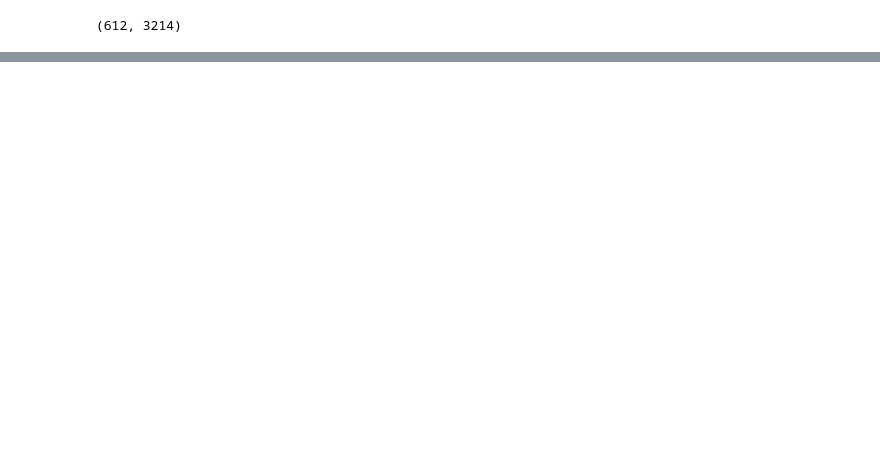
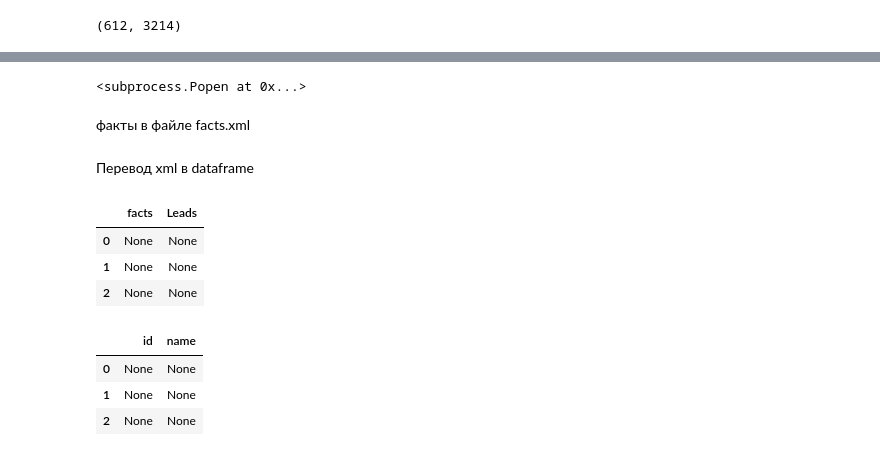
Before and after one commit to open-data-science/Introspect_hackathon, a Jupyter notebook: fact_extraction.ipynb, the cells around one changed output, grey strips where cells are left out. Saved outputs shown, nothing was run; the diff lists cells and outputs as text; code cells hidden in the pictures; blank space fills up the shorter version.

Commit message:
add tomita launch

```diff
--- a/fact_extraction.ipynb
+++ b/fact_extraction.ipynb
@@ -159,0 +179,38 @@ k, len(df_msg[df_msg.subtype.isnull()].text)
+# %%
+subprocess.Popen(bash_command, shell=True)
+# %% [output]
+<subprocess.Popen at 0x...>
+# %% [markdown]
+факты в файле facts.xml
+# %% [markdown]
+Перевод xml в dataframe
+# %%
+import xml.etree.ElementTree as ET
+from lxml import etree
+import pandas as pd
+
+xml_data = 'for_tomita/facts.xml'
+
+def xml2dfa(xml_data):
+    tree = ET.parse(xml_data)
+    print tree
+    root = tree.getroot()[1]
+    all_records = []
+    headers = []
+    for i, child in enumerate(root):
+        record = []
+        for subchild in child:
+            record.append(subchild.text)
+            if subchild.tag not in headers:
+                headers.append(subchild.tag)
+        all_records.append(record)
+    return pd.DataFrame(all_records, columns=headers)
+# %%
+df = xml2df(xml_data)
+# %%
+df
+# %% [output]
+|  | facts | Leads |
+| 0 | None | None |
+| 1 | None | None |
+| 2 | None | None |
@@ -159,0 +233,7 @@ k, len(df_msg[df_msg.subtype.isnull()].text)
+# %%
+df
+# %% [output]
+|  | id | name |
+| 0 | None | None |
+| 1 | None | None |
+| 2 | None | None |
```
Also changed, not shown: parts of 8 cells of this notebook.
